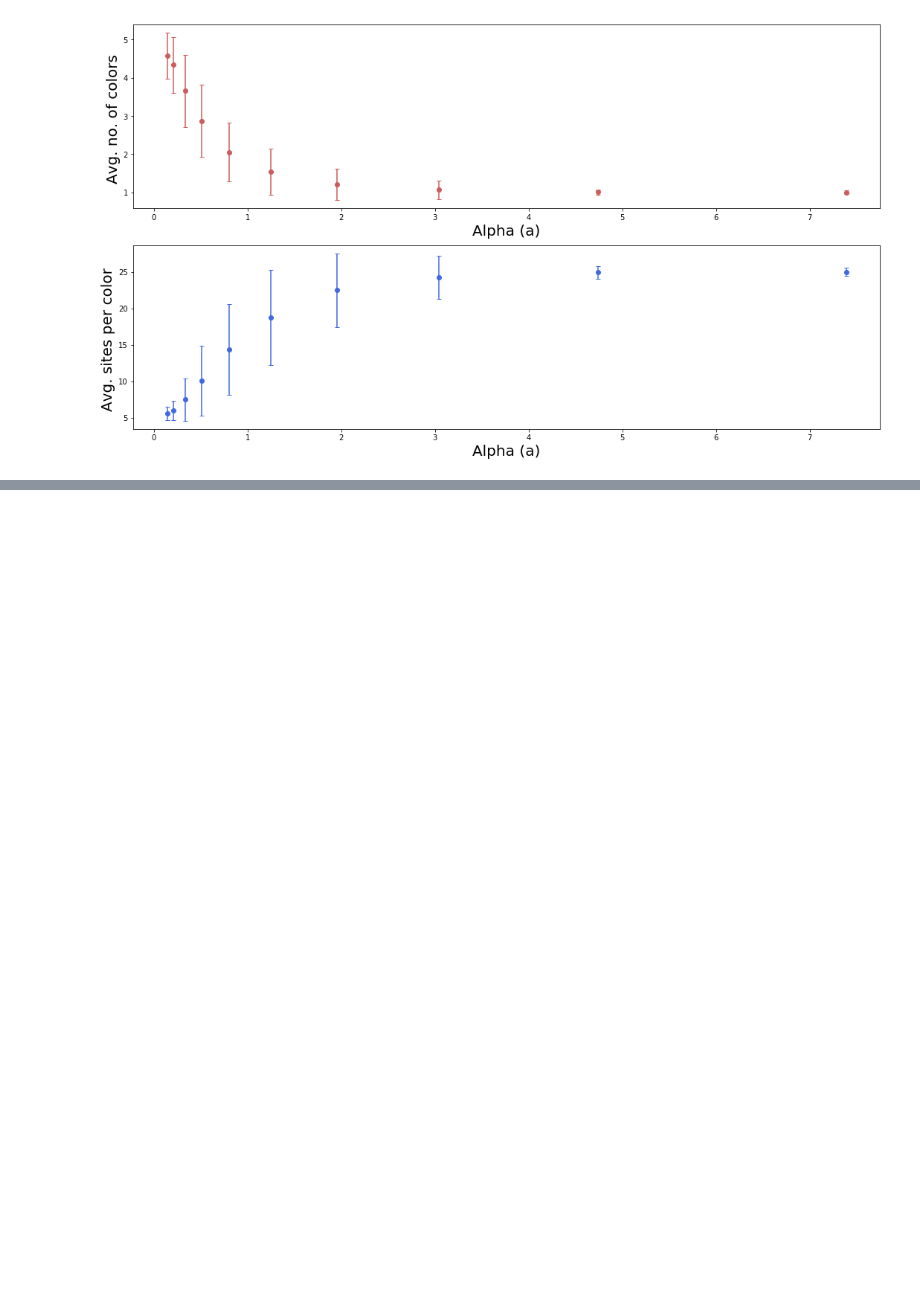
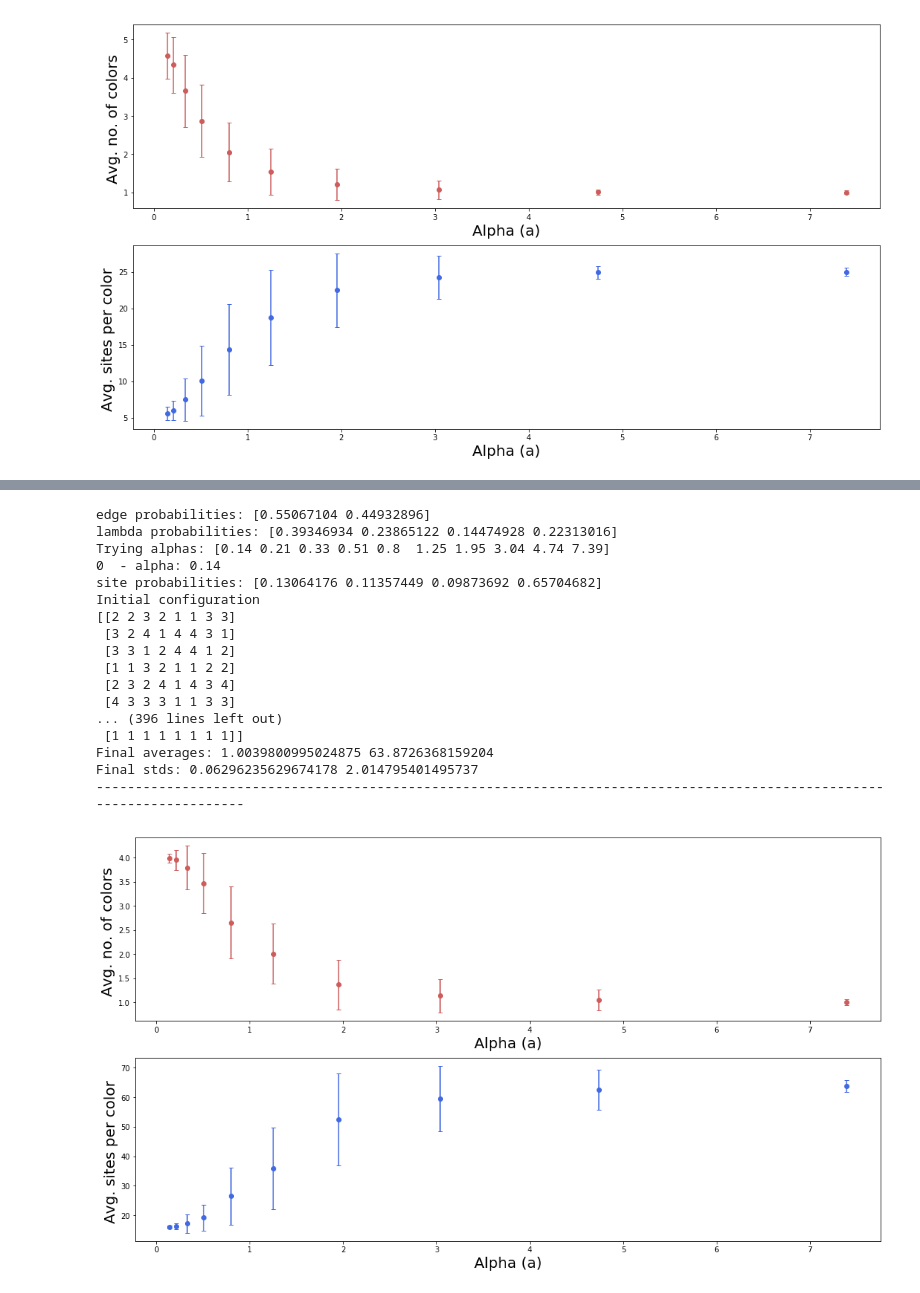
Before and after one commit to oscargomezq/Capstone-RCM, a Jupyter notebook: Simulation 2.ipynb, the cells around one changed output, grey strips where cells are left out. Drawn from its saved outputs; the diff is of its cells as text; code cells hidden in the pictures; blank space fills up the shorter version.

```diff
--- a/Simulation 2.ipynb
+++ b/Simulation 2.ipynb
@@ -732,3 +782,26 @@ Final stds: 0.044565563535440174 0.5570695441930024
+# %%
+nalpha = 10
+alphas = np.logspace(-2,2, base=np.e, num=nalpha).round(decimals=2)
+experiment_full_interaction_alpha (8, 4, alphas, J=0.4, gamma=0.5)
+# %% [output]
+edge probabilities: [0.55067104 0.44932896]
+lambda probabilities: [0.39346934 0.23865122 0.14474928 0.22313016]
+Trying alphas: [0.14 0.21 0.33 0.51 0.8  1.25 1.95 3.04 4.74 7.39]
+0  - alpha: 0.14
+site probabilities: [0.13064176 0.11357449 0.09873692 0.65704682]
+Initial configuration
+[[2 2 3 2 1 1 3 3]
+ [3 2 4 1 4 4 3 1]
+ [3 3 1 2 4 4 1 2]
+ [1 1 3 2 1 1 2 2]
+ [2 3 2 4 1 4 3 4]
+ [4 3 3 3 1 1 3 3]
+... (396 lines left out)
+ [1 1 1 1 1 1 1 1]]
+Final averages: 1.0039800995024875 63.8726368159204
+Final stds: 0.06296235629674178 2.014795401495737
+------------------------------------------------------------------------------------------------------------------------
+[figure, added]
 # %%
 nJ = 10
 Js = np.logspace(-2,2, base=np.e, num=nalpha).round(decimals=2)
```
Also changed, not shown: parts of 8 cells of this notebook.
